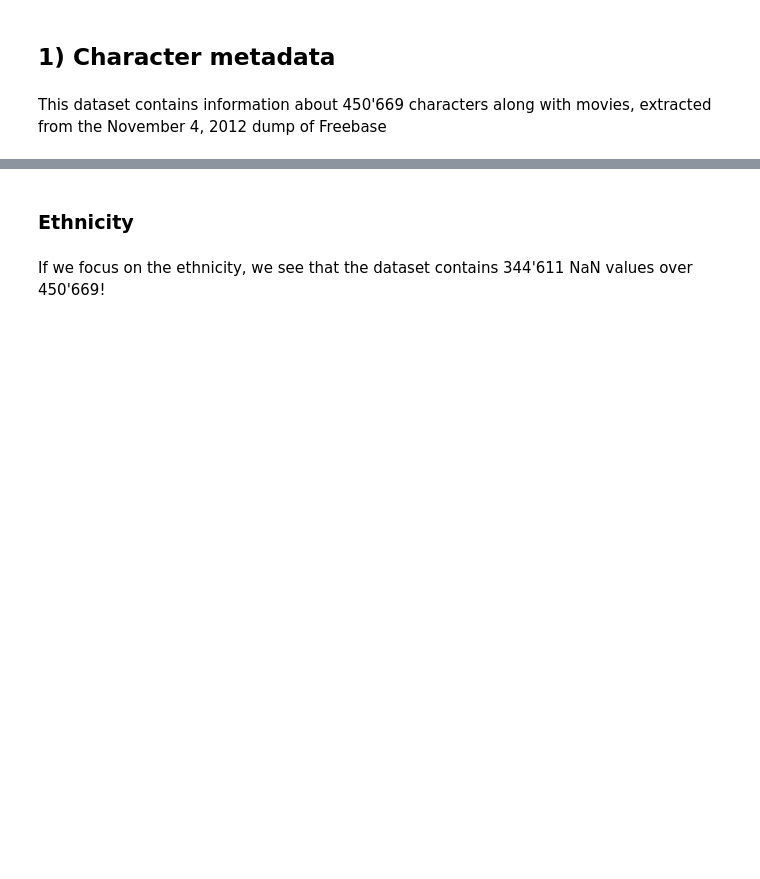
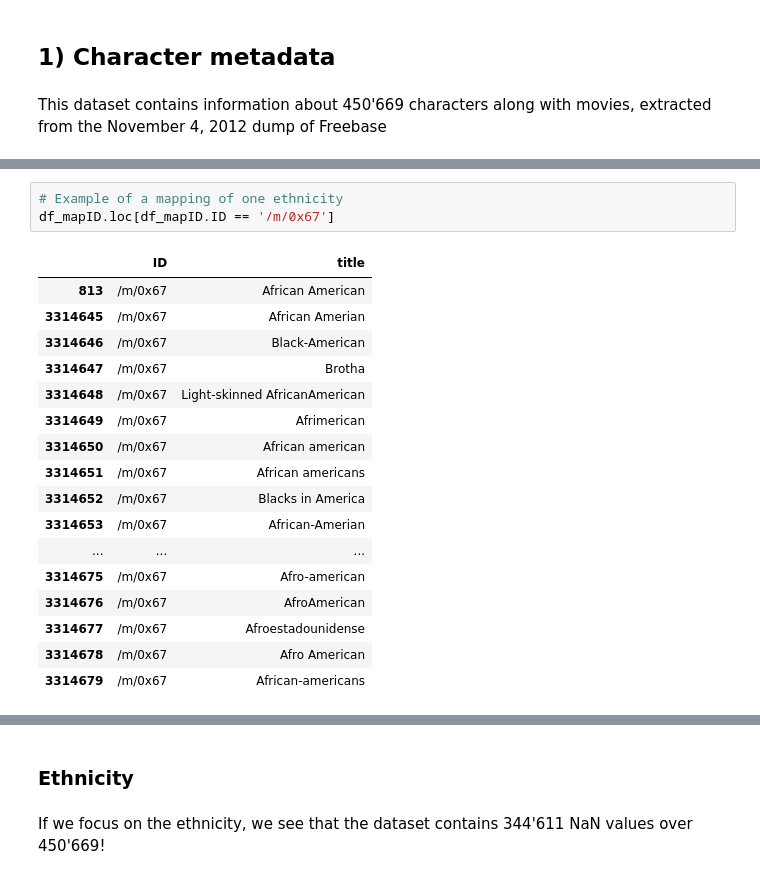
Before and after one commit to epfl-ada/ada-2022-project-nolemonnomelon, a Jupyter notebook: Exploratory analysis.ipynb, the cells around one changed output, grey strips where cells are left out. Drawn from its saved outputs; the diff is of its cells as text; blank space fills up the shorter version.

Commit message:
Ethnicities mapping

```diff
--- a/Exploratory analysis.ipynb
+++ b/Exploratory analysis.ipynb
@@ -36,0 +60,21 @@ df_character.head()
+# %%
+# Example of a mapping of one ethnicity
+df_mapID.loc[df_mapID.ID == '/m/0x67']
+# %% [output]
+|  | ID | title |
+| 813 | /m/0x67 | African American |
+| 3314645 | /m/0x67 | African Amerian |
+| 3314646 | /m/0x67 | Black-American |
+| 3314647 | /m/0x67 | Brotha |
+| 3314648 | /m/0x67 | Light-skinned AfricanAmerican |
+| 3314649 | /m/0x67 | Afrimerican |
+| 3314650 | /m/0x67 | African american |
+| 3314651 | /m/0x67 | African americans |
+| 3314652 | /m/0x67 | Blacks in America |
+| 3314653 | /m/0x67 | African-Amerian |
+| ... | ... | ... |
+| 3314675 | /m/0x67 | Afro-american |
+| 3314676 | /m/0x67 | AfroAmerican |
+| 3314677 | /m/0x67 | Afroestadounidense |
+| 3314678 | /m/0x67 | Afro American |
+| 3314679 | /m/0x67 | African-americans |
```
Also changed, not shown: parts of 12 cells of this notebook, 1 other file.
